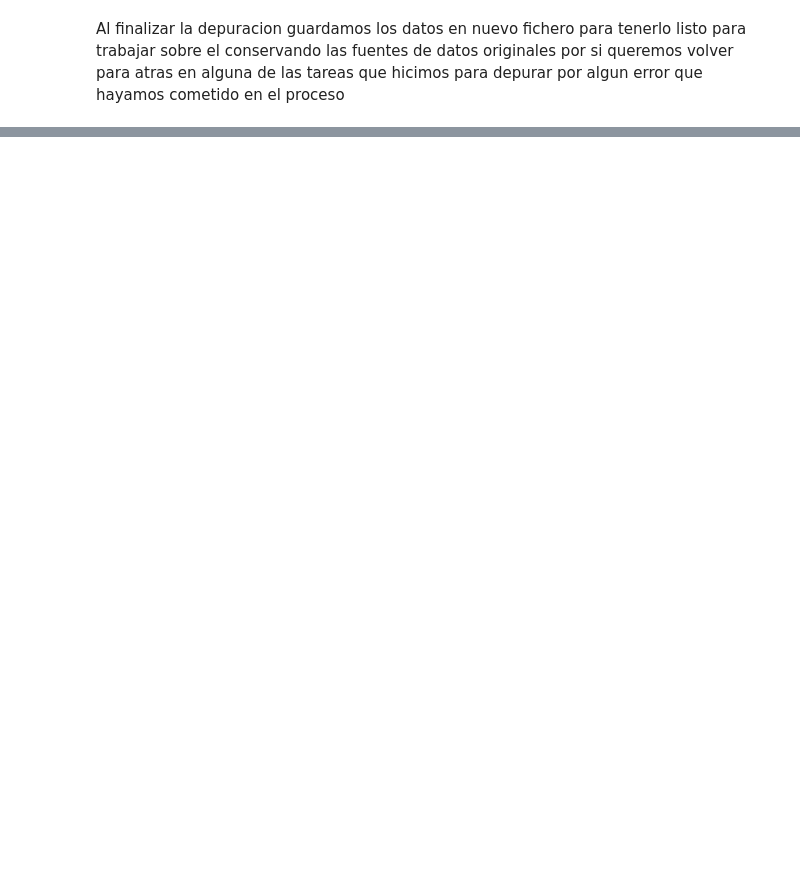
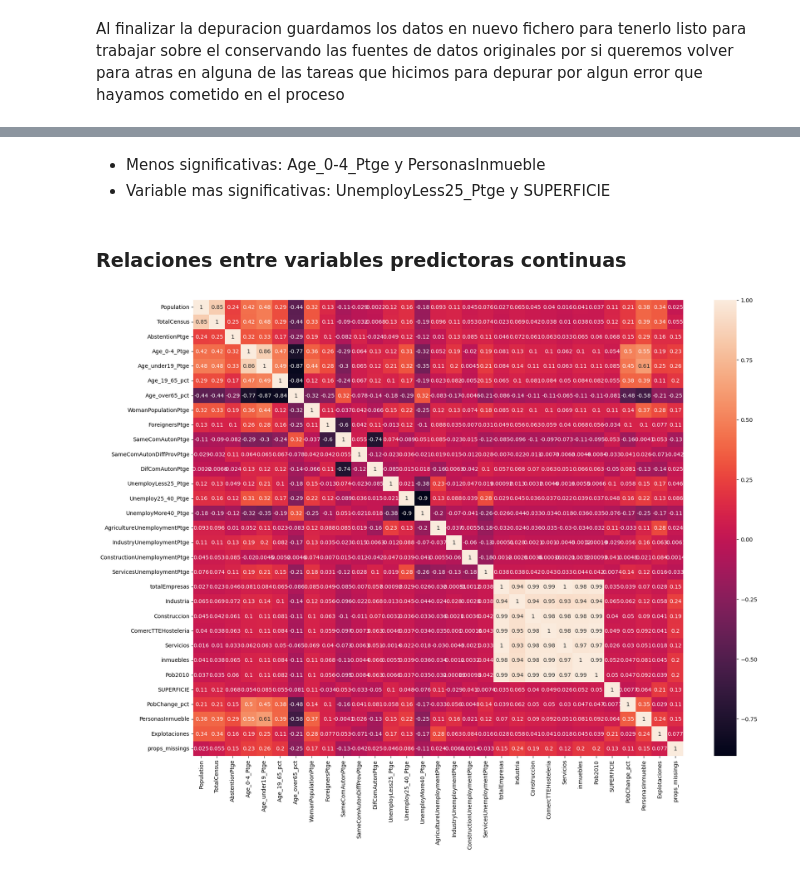
Before and after one commit to PabloPaezSheridan/SpainElectionsModel, a Jupyter notebook: Solution/PabloPaez_ModelizacionPredictiva.ipynb, the cells around one changed output, grey strips where cells are left out. Drawn from its saved outputs; the diff is of its cells as text; code cells hidden in the pictures; blank space fills up the shorter version.

```diff
--- a/Solution/PabloPaez_ModelizacionPredictiva.ipynb
+++ b/Solution/PabloPaez_ModelizacionPredictiva.ipynb
@@ -211,0 +301,18 @@ with open('datosEleccionesEspañaDep.pickle', 'wb') as archivo:
+# %% [markdown]
+<ul>
+    <li>Menos significativas: Age_0-4_Ptge  y PersonasInmueble</li>
+    <li>Variable mas significativas: UnemployLess25_Ptge y SUPERFICIE</li>
+</ul>
+# %% [markdown]
+<h3>Relaciones entre variables predictoras continuas </h3>
+# %%
+datos_input_continuas = datos_input.drop(['Densidad', 'ActividadPpal'], axis=1)
+
+correlation_matrix = datos_input_continuas.corr()
+
+# Visualizar la matriz de correlación con un mapa de calor
+plt.figure(figsize=(20, 15))
+sns.heatmap(correlation_matrix, annot=True)
+plt.show()
+# %% [output]
+[figure, added]
```
Also changed, not shown: parts of 31 cells of this notebook, 1 other file.
